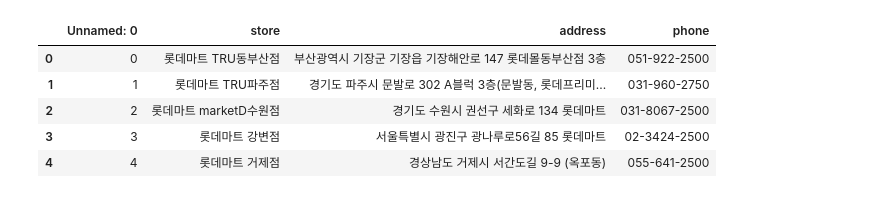
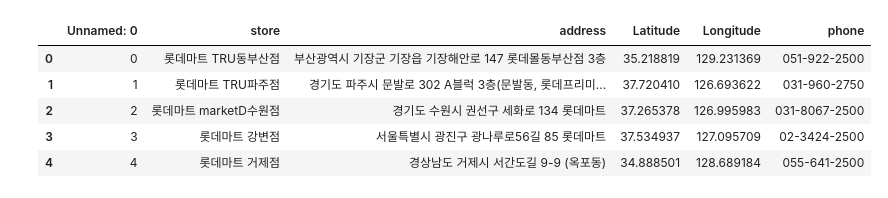
Before and after one commit to sohee0/4Mart, a Jupyter notebook: lotte/lotte_crawling.ipynb, the cells around one changed output. Saved outputs shown, nothing was run; the diff lists cells and outputs as text; code cells hidden in the pictures.

Commit message:
lotte
tel ,주소 수정

```diff
--- a/lotte/lotte_crawling.ipynb
+++ b/lotte/lotte_crawling.ipynb
@@ -16,12 +16,12 @@ from matplotlib import rc
 from bs4 import BeautifulSoup
 from urllib.request import urlopen
 # %%
-lotte = pd.read_csv('./lotte_info.csv',encoding='utf-8')
+lotte = pd.read_csv('./lotte_info_loc.csv',encoding='utf-8')
 lotte.head()
 # %% [output]
-|  | Unnamed: 0 | store | address | phone |
-| 0 | 0 | 롯데마트 TRU동부산점 | 부산광역시 기장군 기장읍 기장해안로 147 롯데몰동부산점 3층 | 051-922-2500 |
-| 1 | 1 | 롯데마트 TRU파주점 | 경기도 파주시 문발로 302 A블럭 3층(문발동, 롯데프리미... | 031-960-2750 |
-| 2 | 2 | 롯데마트 marketD수원점 | 경기도 수원시 권선구 세화로 134 롯데마트 | 031-8067-2500 |
-| 3 | 3 | 롯데마트 강변점 | 서울특별시 광진구 광나루로56길 85 롯데마트 | 02-3424-2500 |
-| 4 | 4 | 롯데마트 거제점 | 경상남도 거제시 서간도길 9-9 (옥포동) | 055-641-2500 |
+|  | Unnamed: 0 | store | address | Latitude | Longitude | phone |
+| 0 | 0 | 롯데마트 TRU동부산점 | 부산광역시 기장군 기장읍 기장해안로 147 롯데몰동부산점 3층 | 35.218819 | 129.231369 | 051-922-2500 |
+| 1 | 1 | 롯데마트 TRU파주점 | 경기도 파주시 문발로 302 A블럭 3층(문발동, 롯데프리미... | 37.720410 | 126.693622 | 031-960-2750 |
+| 2 | 2 | 롯데마트 marketD수원점 | 경기도 수원시 권선구 세화로 134 롯데마트 | 37.265378 | 126.995983 | 031-8067-2500 |
+| 3 | 3 | 롯데마트 강변점 | 서울특별시 광진구 광나루로56길 85 롯데마트 | 37.534937 | 127.095709 | 02-3424-2500 |
+| 4 | 4 | 롯데마트 거제점 | 경상남도 거제시 서간도길 9-9 (옥포동) | 34.888501 | 128.689184 | 055-641-2500 |
```
Also changed, not shown: parts of 11 cells of this notebook, 5 other files.
